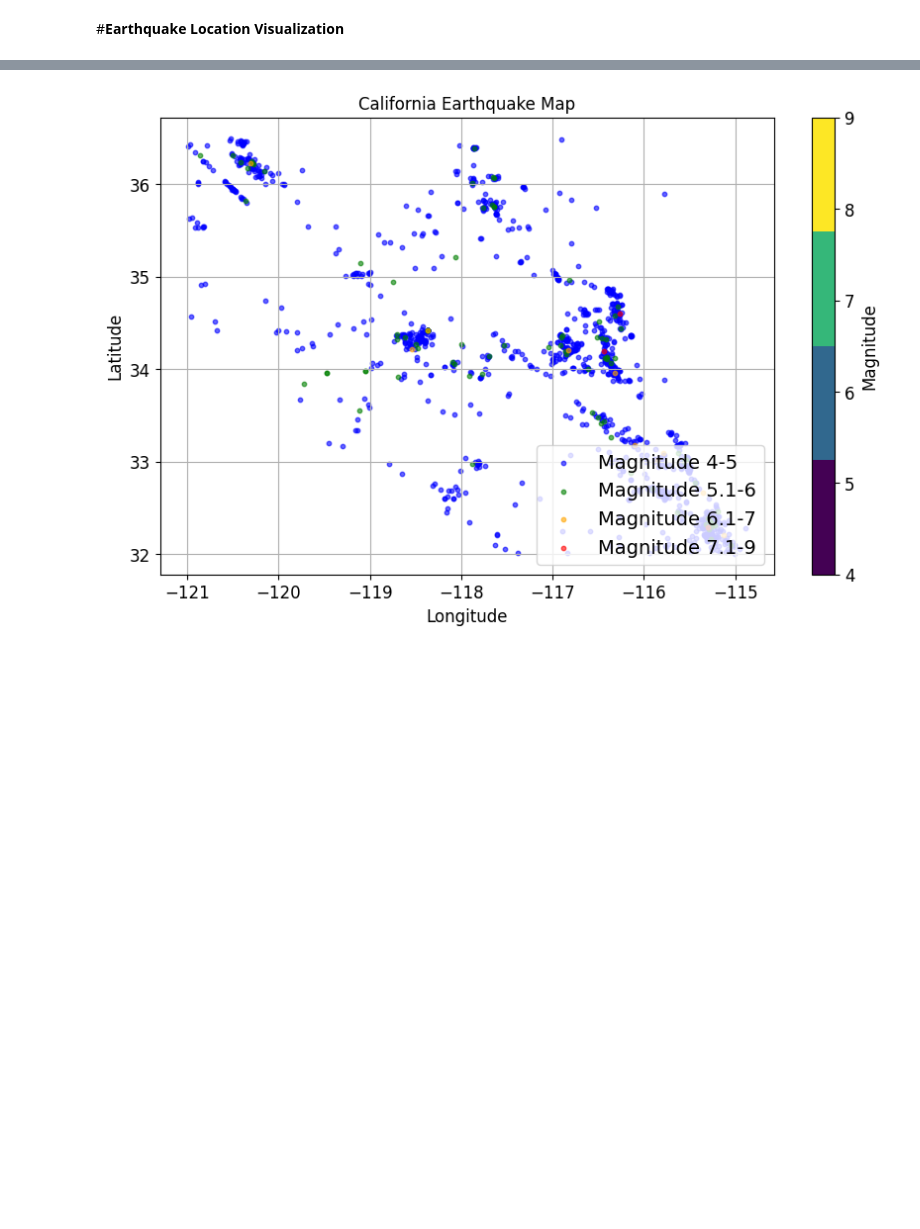
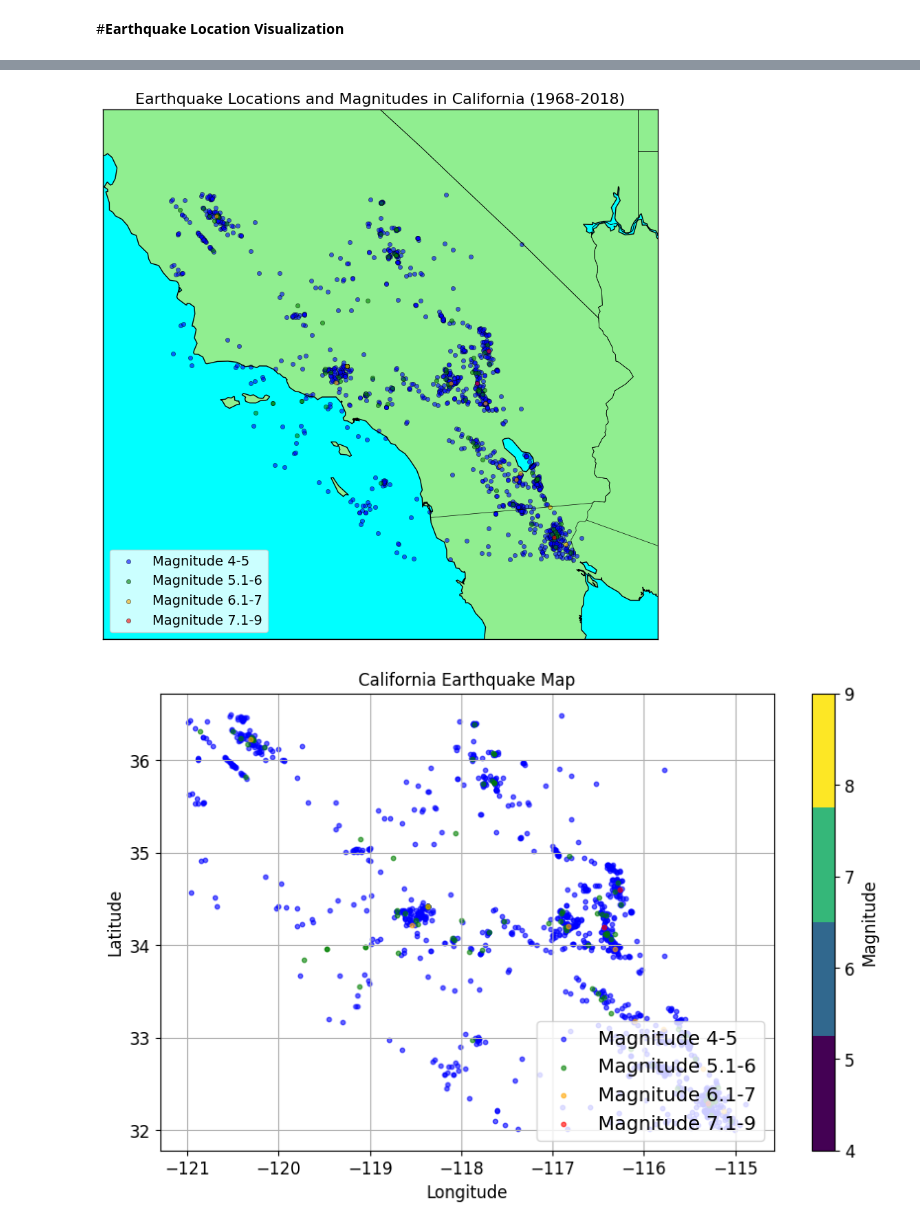
Before and after one commit to arifadli/Exploratory-Data-Analysis, a Jupyter notebook: Earthquake Research/EDA - California Earthquake.ipynb, the cells around one changed output, grey strips where cells are left out. Cells and saved outputs as stored; diff of their text form; code cells hidden in the pictures; blank space fills up the shorter version.

```diff
--- a/Earthquake Research/EDA - California Earthquake.ipynb
+++ b/Earthquake Research/EDA - California Earthquake.ipynb
@@ -341,8 +343,9 @@ plt.show()
 # %% [markdown]
 #**Earthquake Location Visualization**
 # %%
-import folium
 import pandas as pd
+import matplotlib.pyplot as plt
+from mpl_toolkits.basemap import Basemap
 
 # GitHub
 github_url = "https://raw.githubusercontent.com/arifadli/DatasetRepository/main/Disertation/California/usgs_california_1968_2018.csv"
@@ -360,50 +363,39 @@ min_lon = df['longitude'].min()
 center_lat = (max_lat + min_lat) / 2
 center_lon = (max_lon + min_lon) / 2
 
-# Calculate the appropriate zoom level to focus on the region with earthquake data
-zoom_level = 8
+# Create a map with Basemap
+plt.figure(figsize=(15, 10))
+m = Basemap(projection='merc',
+            llcrnrlat=min_lat-1, urcrnrlat=max_lat+1,
+            llcrnrlon=min_lon-1, urcrnrlon=max_lon+1,
+            lat_ts=center_lat, lon_0=center_lon, resolution='i')
 
-# Create a map with the center location of the earthquake data area
-m = folium.Map(location=[center_lat, center_lon], zoom_start=zoom_level)
+m.drawcoastlines()
+m.drawcountries()
+m.drawstates()
+m.drawmapboundary(fill_color='aqua')
+m.fillcontinents(color='lightgreen', lake_color='aqua')
 
 # Determine the appropriate magnitude and color ranges
-magnitude_ranges = [(4, 5, 'blue', 'Magnitude 4-5'),
-                   (5.1, 6, 'green', 'Magnitude 5.1-6'),
-                   (6.1, 7, 'orange', 'Magnitude 6.1-7'),
-                   (7.1, 9, 'red', 'Magnitude 7.1-9')]
+magnitude_ranges = [
+    (4, 5, 'blue', 'Magnitude 4-5'),
+    (5.1, 6, 'green', 'Magnitude 5.1-6'),
+    (6.1, 7, 'orange', 'Magnitude 6.1-7'),
+    (7.1, 9, 'red', 'Magnitude 7.1-9')
+]
 
 # Add a marker for each earthquake on the map
 for min_mag, max_mag, color, label in magnitude_ranges:
     mag_data = df[(df['mag'] >= min_mag) & (df['mag'] <= max_mag)]
-    for index, row in mag_data.iterrows():
-        folium.CircleMarker(
-            location=[row['latitude'], row['longitude']],
-            radius=3,  # Ukuran marker
-            color=color,  # Warna marker
-            fill=True,
-            fill_color=color,
-            fill_opacity=0.6,
-            popup=f"Mag: {row['mag']}, Depth: {row['depth']} km"  # Informasi dalam popup
-        ).add_to(m)
+    x, y = m(mag_data['longitude'].values, mag_data['latitude'].values)
+    m.scatter(x, y, s=20, color=color, label=label, alpha=0.6, edgecolor='k', linewidth=0.5)
 
-# Added a legend to the map with a vertical bar in the bottom left corner
-legend_html = """
-     <div style="position: fixed;
-                 bottom: 100px; left: 10px; width: 200px; height: 160px;
-                 background-color: white; opacity: 0.7; z-index:9999; font-size:12px; text-align:center; padding: 5px;">
-     <p><b>Legend</b></p>
-     <div style="background-color: blue; width: 20px; height: 20px; display: inline-block;"></div>Magnitudo: 4-5<br>
-     <div style="background-color: green; width: 20px; height: 20px; display: inline-block;"></div>Magnitudo: 5.1-6<br>
-     <div style="background-color: orange; width: 20px; height: 20px; display: inline-block;"></div>Magnitudo: 6.1-7<br>
-     <div style="background-color: red; width: 20px; height: 20px; display: inline-block;"></div>Magnitudo: 7.1-9<br>
-      </div>
-     """
+# Add legend
+plt.legend(loc='lower left')
 
-m.get_root().html.add_child(folium.Element(legend_html))
+# Add title
+plt.title('Earthquake Locations and Magnitudes in California (1968-2018)', fontsize=16)
 
-# save to HTML file
-m.save("california_earthquake_map.html")
-
-# display in notebook
-m
+# Show the plot
+plt.show()
 # %% [output]
@@ -411,3 +402,4 @@ m
+[figure, added]
 # %%
 import pandas as pd
 import matplotlib.pyplot as plt
```
Also changed, not shown: parts of 5 cells of this notebook, 1 other file.
